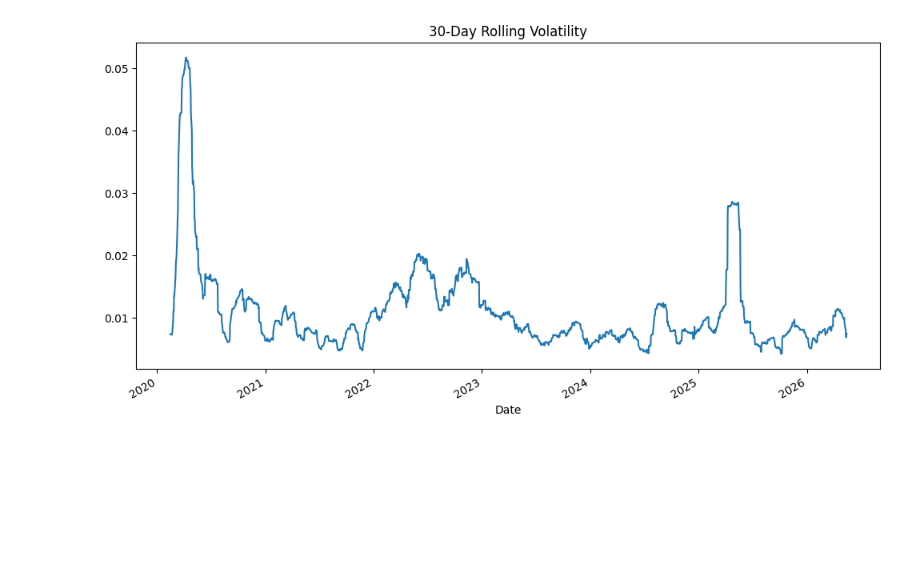
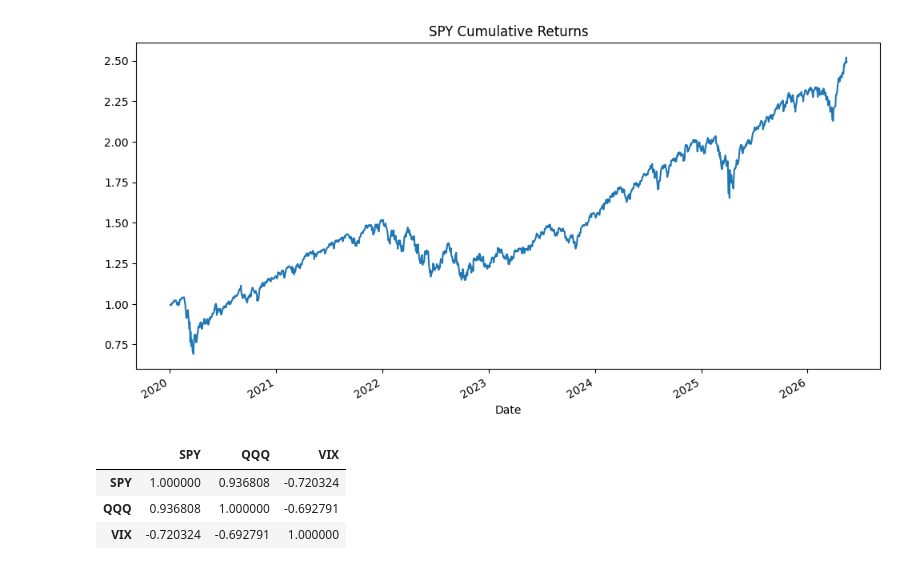
Before and after one commit to Aarni-git/times-series-project, a Jupyter notebook: analysis.ipynb, the cells around one changed output. Saved outputs shown, nothing was run; the diff lists cells and outputs as text; code cells hidden in the pictures; blank space fills up the shorter version.

```diff
--- a/analysis.ipynb
+++ b/analysis.ipynb
@@ -48,9 +51,10 @@ plt.show()
 # %%
-data["Volatility"] = data["Returns"].rolling(30).std()
+spy["Cumulative Returns"].plot(figsize=(12,6))
+
+plt.title("SPY Cumulative Returns")
+plt.show()
+# %% [output]
+[figure, added]
 # %%
-data["Volatility"].plot(figsize=(12,6))
-
-plt.title("30-Day Rolling Volatility")
-plt.show()
+qqq["Returns"] = qqq["Close"].pct_change()
+vix["Returns"] = vix["Close"].pct_change()
-# %% [output]
-[figure, removed]
@@ -56,0 +67,7 @@ plt.show()
+# %%
+combined.corr()
+# %% [output]
+|  | SPY | QQQ | VIX |
+| SPY | 1.000000 | 0.936808 | -0.720324 |
+| QQQ | 0.936808 | 1.000000 | -0.692791 |
+| VIX | -0.720324 | -0.692791 | 1.000000 |
```
Also changed, not shown: parts of 12 cells of this notebook.
